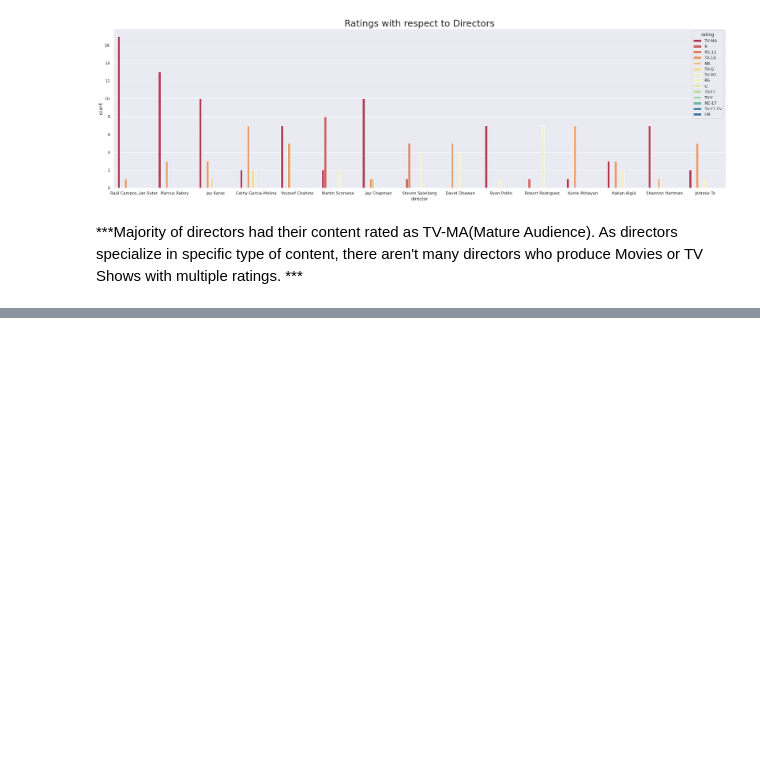
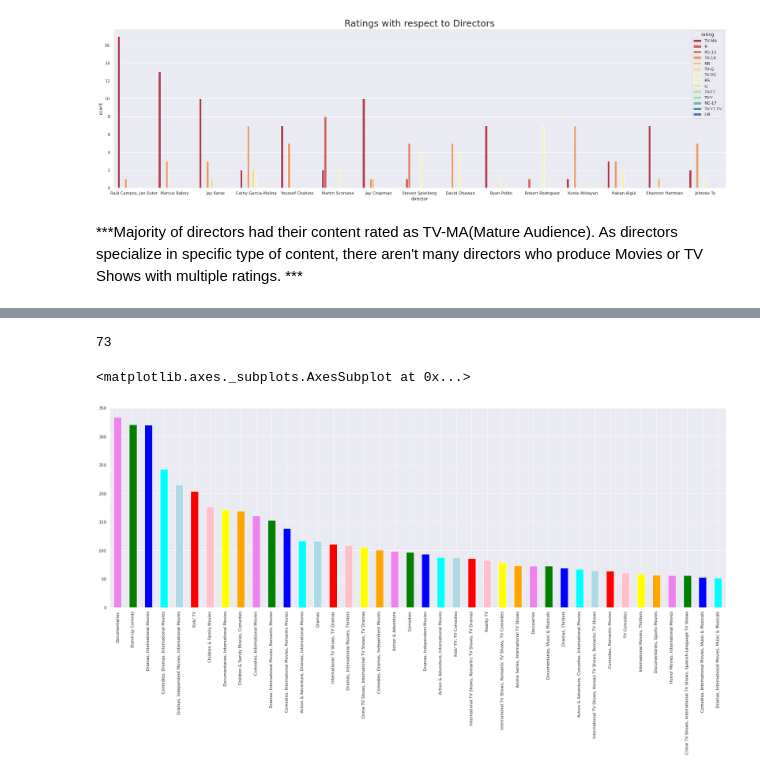
Before and after one commit to ZeeshanAhmed95/Capstone-NLP-NETFLIX-MOVIES-AND-TV-SHOWS-CLUSTERING, a Jupyter notebook: NETFLIX_MOVIES_AND_TV_SHOWS_CLUSTERING.ipynb, the cells around one changed output, grey strips where cells are left out. Saved outputs shown, nothing was run; the diff lists cells and outputs as text; code cells hidden in the pictures; blank space fills up the shorter version.

```diff
--- a/NETFLIX_MOVIES_AND_TV_SHOWS_CLUSTERING.ipynb
+++ b/NETFLIX_MOVIES_AND_TV_SHOWS_CLUSTERING.ipynb
@@ -447,0 +580,10 @@ Text(0.5, 1.0, 'Ratings with respect to Directors')
+# %%
+len(set(genres))
+# %% [output]
+73
+# %%
+color=[ 'violet', 'green', 'blue', 'cyan' , "lightblue" ,'red', 'pink', 'yellow', 'orange']
+df1.listed_in.value_counts()[0:40].plot(kind = 'bar', figsize = (30,10),color=color)
+# %% [output]
+<matplotlib.axes._subplots.AxesSubplot at 0x...>
+[figure, added]
```
Also changed, not shown: parts of 39 cells of this notebook.
